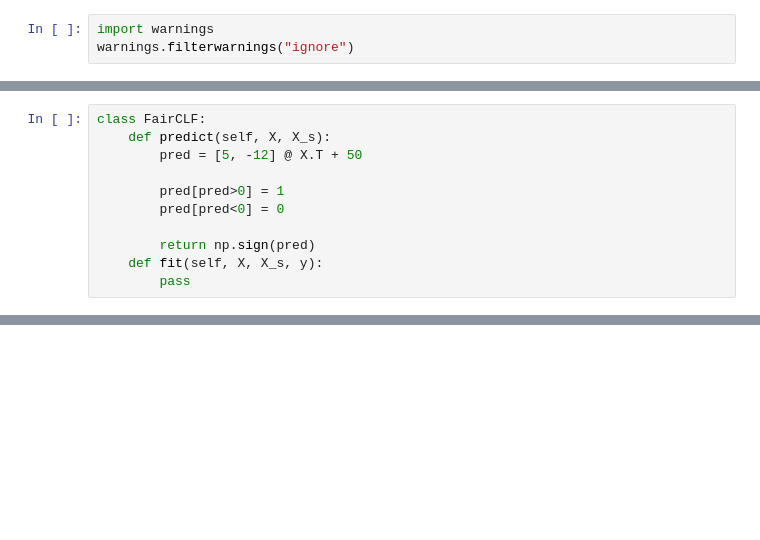
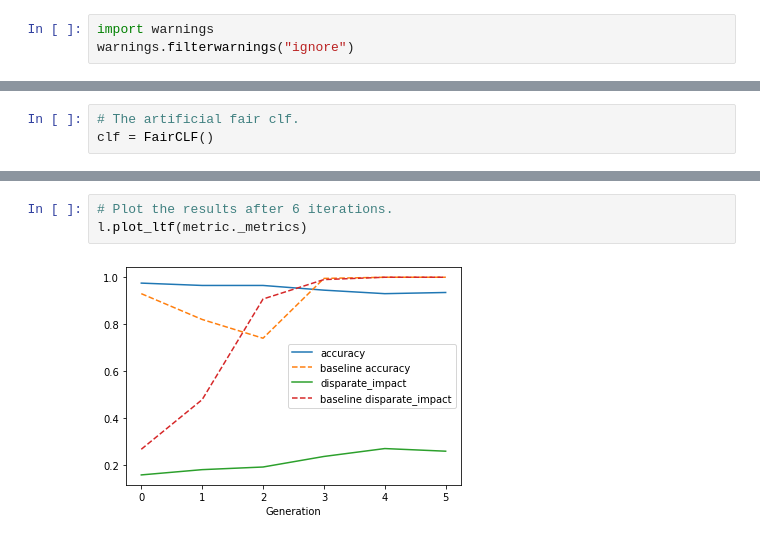
Before and after one commit to danilobr94/dynamic-aif-framework, a Jupyter notebook: examples/2_4_group_data_generation.ipynb, the cells around one changed output, grey strips where cells are left out. Drawn from its saved outputs; the diff is of its cells as text; blank space fills up the shorter version.

```diff
--- a/examples/2_4_group_data_generation.ipynb
+++ b/examples/2_4_group_data_generation.ipynb
@@ -73,11 +65,0 @@ l.plot_ltf(["accuracy", "disparate impact"])
-# %%
-class FairCLF:
-    def predict(self, X, X_s):
-        pred = [5, -12] @ X.T + 50
-
-        pred[pred>0] = 1
-        pred[pred<0] = 0
-
-        return np.sign(pred)
-    def fit(self, X, X_s, y):
-        pass
@@ -108,0 +75,3 @@ l.plot_ltf(metric._metrics)
+# %%
+# The artificial fair clf.
+clf = FairCLF()
@@ -109 +98,6 @@ l.plot_ltf(metric._metrics)
+# %%
+# Plot the results after 6 iterations.
+l.plot_ltf(metric._metrics)
+# %% [output]
+[figure, added]
 # %%
```
Also changed, not shown: parts of 28 cells of this notebook, 3 other files.
